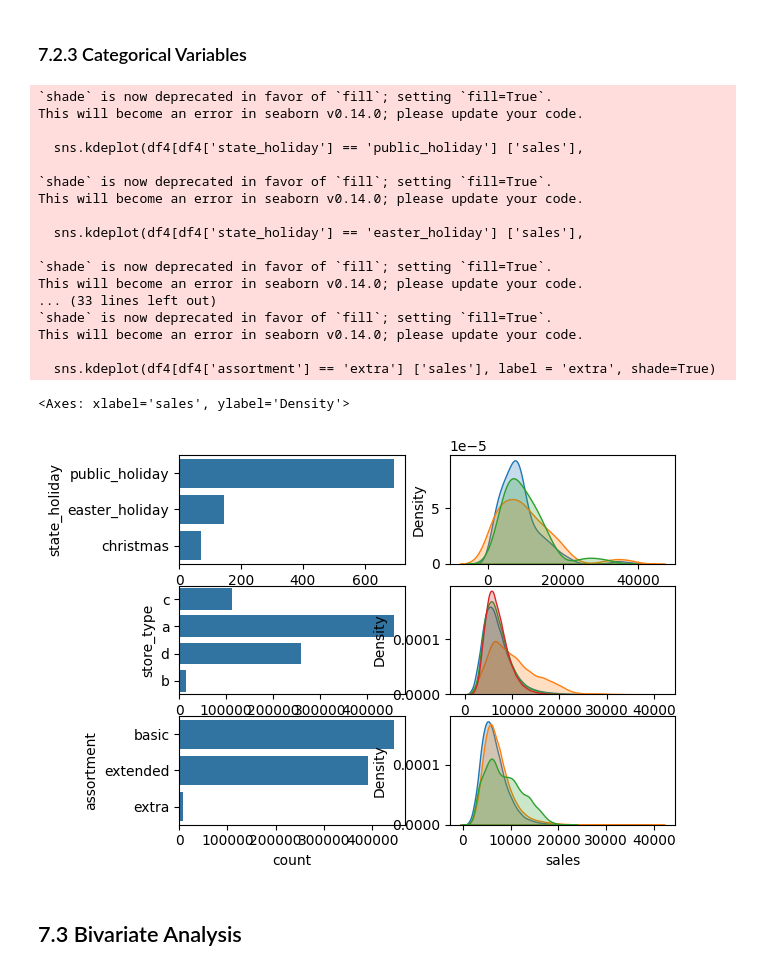
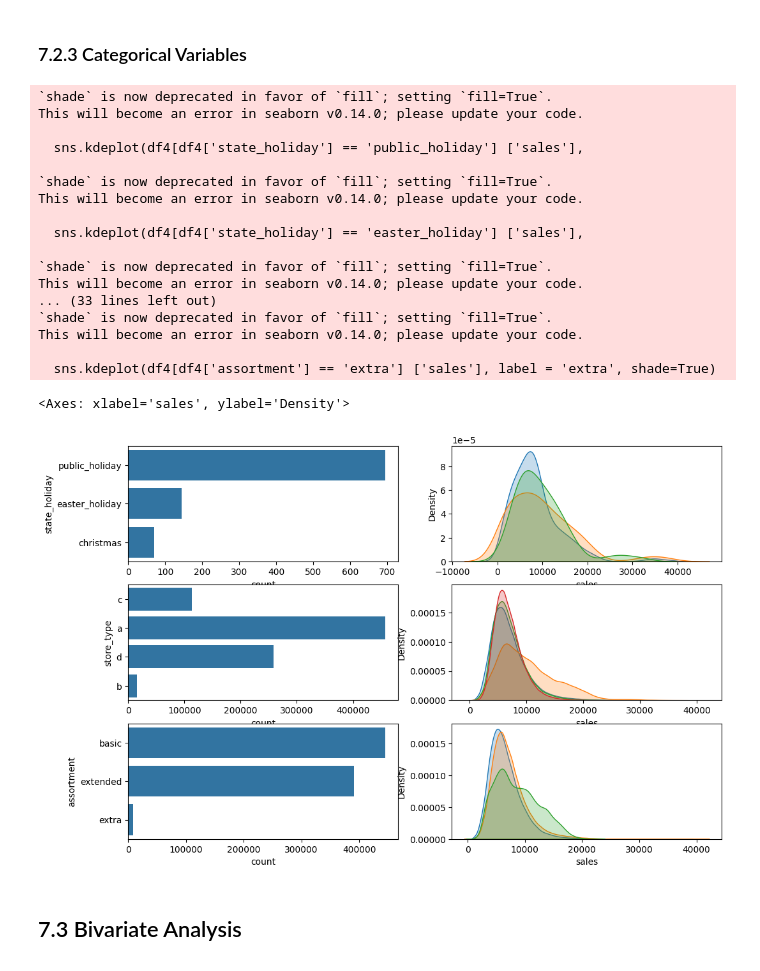
Before and after one commit to thalesluizbraga/eda_rossmann, a Jupyter notebook: eda_rossmann.ipynb, the cells around one changed output. Cells and saved outputs as stored; diff of their text form; code cells hidden in the pictures.

```diff
--- a/eda_rossmann.ipynb
+++ b/eda_rossmann.ipynb
@@ -254,6 +255,9 @@ array([[<Axes: title={'center': 'store'}>,
 # %% [markdown]
 ### 7.2.3 Categorical Variables
 # %%
+figsize=(12,8)
+plt.figure(figsize=figsize)
+
 # State Holiday
 plt.subplot(3,2,1)
 aux1 = df4[df4['state_holiday'] != 'regular_day']
@@ -278,34 +282,34 @@ sns.kdeplot(df4[df4['store_type'] == 'b'] ['sales'], label = 'b', shade=True)
 sns.kdeplot(df4[df4['store_type'] == 'c'] ['sales'], label = 'c', shade=True)
 sns.kdeplot(df4[df4['store_type'] == 'd'] ['sales'], label = 'd', shade=True)
 
 # Assortment
 plt.subplot(3,2,5)
 sns.countplot(df4['assortment'])
 
 plt.subplot(3,2,6)
 sns.kdeplot(df4[df4['assortment'] == 'basic'] ['sales'], label = 'basic', shade=True)
 sns.kdeplot(df4[df4['assortment'] == 'extended'] ['sales'], label = 'extended', shade=True)
 sns.kdeplot(df4[df4['assortment'] == 'extra'] ['sales'], label = 'extra', shade=True)
 # %% [output]
 `shade` is now deprecated in favor of `fill`; setting `fill=True`.
 This will become an error in seaborn v0.14.0; please update your code.
 
   sns.kdeplot(df4[df4['state_holiday'] == 'public_holiday'] ['sales'],
 
 `shade` is now deprecated in favor of `fill`; setting `fill=True`.
 This will become an error in seaborn v0.14.0; please update your code.
 
   sns.kdeplot(df4[df4['state_holiday'] == 'easter_holiday'] ['sales'],
 
 `shade` is now deprecated in favor of `fill`; setting `fill=True`.
 This will become an error in seaborn v0.14.0; please update your code.
 ... (33 lines left out)
 `shade` is now deprecated in favor of `fill`; setting `fill=True`.
 This will become an error in seaborn v0.14.0; please update your code.
 
   sns.kdeplot(df4[df4['assortment'] == 'extra'] ['sales'], label = 'extra', shade=True)
 <Axes: xlabel='sales', ylabel='Density'>
-[figure, old version]
+[figure, new version]
 # %% [markdown]
 ## 7.3 Bivariate Analysis
 # %% [markdown]
```
Also changed, not shown: parts of 15 cells of this notebook, 2 other files.
